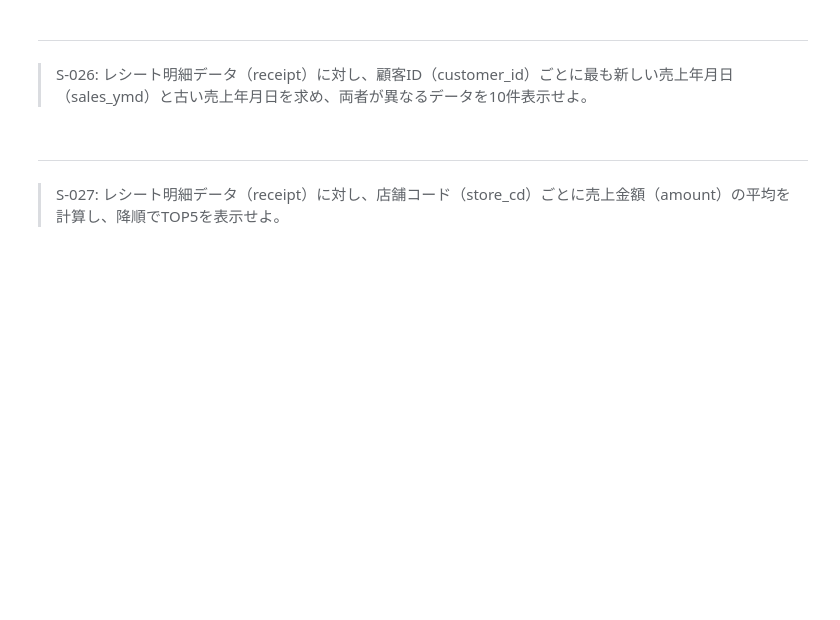
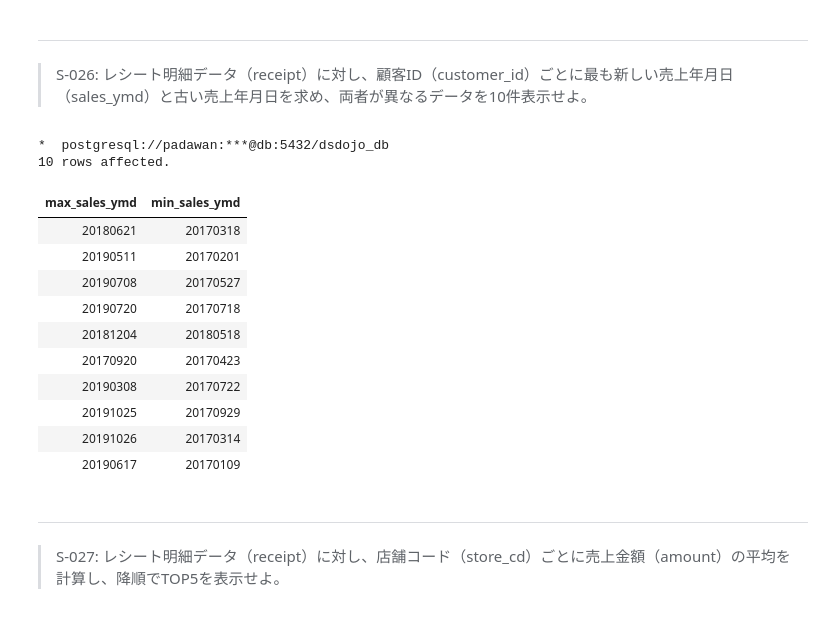
Before and after one commit to ryomaejii/100knocks-preprocess, a Jupyter notebook: docker/work/preprocess_knock_SQL.ipynb, the cells around one changed output. Drawn from its saved outputs; the diff is of its cells as text; code cells hidden in the pictures; blank space fills up the shorter version.

```diff
--- a/docker/work/preprocess_knock_SQL.ipynb
+++ b/docker/work/preprocess_knock_SQL.ipynb
@@ -668,3 +666,24 @@ LIMIT 10
+# %%
+%%sql
+SELECT MAX(sales_ymd) AS max_sales_ymd, MIN(sales_ymd) AS min_sales_ymd
+FROM receipt
+GROUP BY customer_id
+HAVING MAX(sales_ymd) != MIN(sales_ymd)
+LIMIT 10
+# %% [output]
+*  postgresql://padawan:***@db:5432/dsdojo_db
+10 rows affected.
+| max_sales_ymd | min_sales_ymd |
+| 20180621 | 20170318 |
+| 20190511 | 20170201 |
+| 20190708 | 20170527 |
+| 20190720 | 20170718 |
+| 20181204 | 20180518 |
+| 20170920 | 20170423 |
+| 20190308 | 20170722 |
+| 20191025 | 20170929 |
+| 20191026 | 20170314 |
+| 20190617 | 20170109 |
 # %% [markdown]
 ---
 > S-027: レシート明細データ（receipt）に対し、店舗コード（store_cd）ごとに売上金額（amount）の平均を計算し、降順でTOP5を表示せよ。
```
Also changed, not shown: parts of 1 cell of this notebook, 1 other file.
